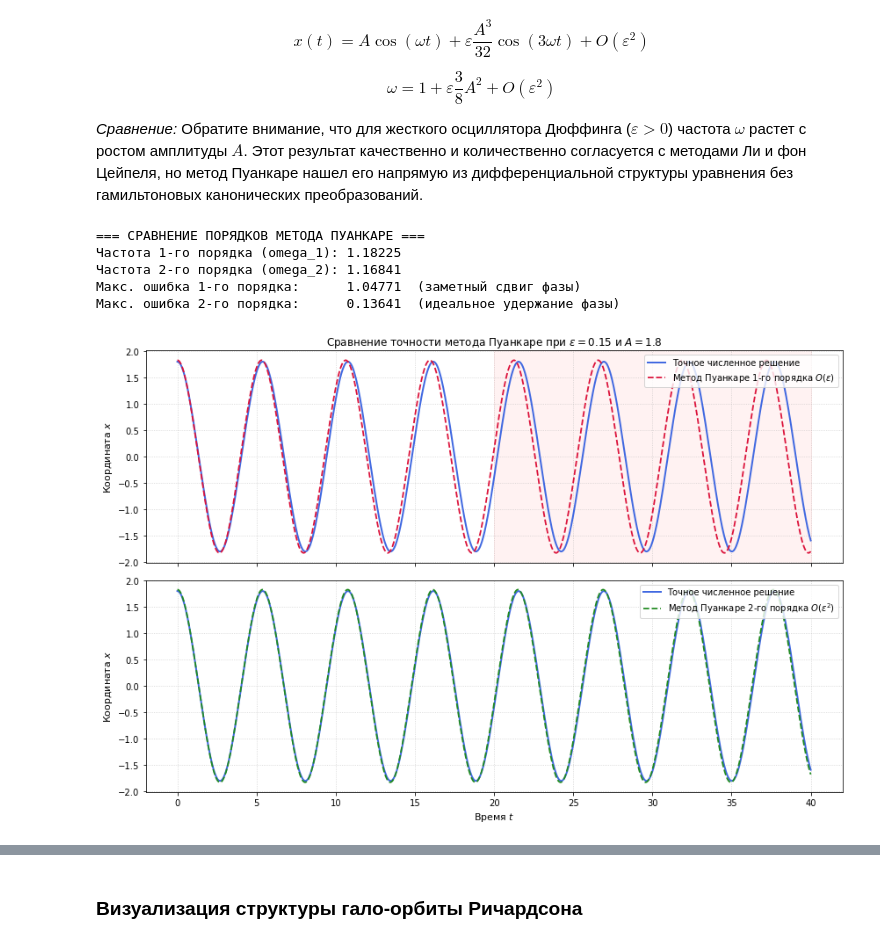
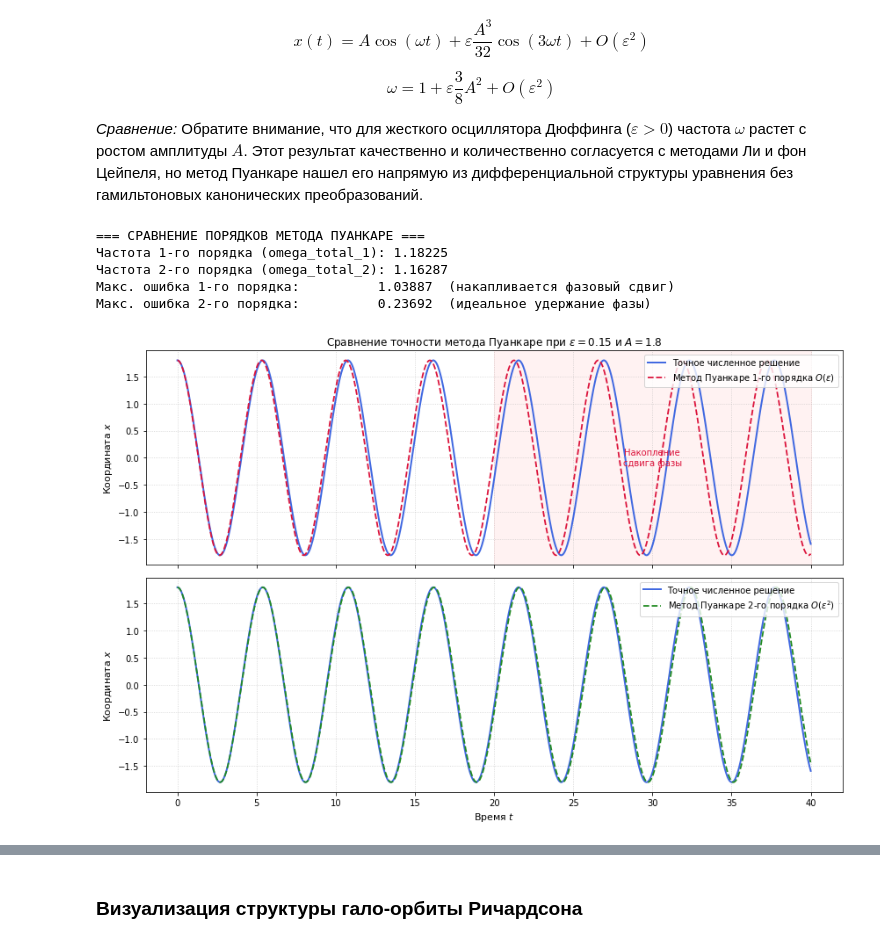
Before and after one commit to DPritykin/nonlinear-dynamics, a Jupyter notebook: Spring Term/1 Метод малого параметра Пуанкаре.ipynb, the cells around one changed output, grey strips where cells are left out. Drawn from its saved outputs; the diff is of its cells as text; code cells hidden in the pictures.

```diff
--- a/Spring Term/1 Метод малого параметра Пуанкаре.ipynb
+++ b/Spring Term/1 Метод малого параметра Пуанкаре.ipynb
@@ -110,7 +100,7 @@ import matplotlib.pyplot as plt
 import numpy as np
 from scipy.integrate import solve_ivp
 
-# 1. Параметры системы
+# 1. Параметры динамической системы
 eps = 0.15  # Малый параметр нелинейности
 A = 1.8  # Начальная амплитуда колебаний
 
@@ -123,16 +113,17 @@ def duffing_oscillator(t, state):
     return [dxdt, dvdt]
 
 
-# 2. Вычисление модифицированных частот Пуанкаре
-# Первый порядок O(eps)
-omega_1 = 1.0 + eps * (3.0 / 8.0) * (A**2)
+# 2. Вычисление точных коэффициентов частоты Линдштедта — Пуанкаре
+# Разложение частоты: omega = omega_0 + eps * omega_1 + eps^2 * omega_2
+omega_0 = 1.0
+omega_1 = (3.0 / 8.0) * (A**2)
+omega_2 = -(21.0 / 256.0) * (A**4)
 
-# Второй порядок O(eps^2) — учитывает нелинейное замедление высшего порядка
-omega_2 = (
-    1.0 + eps * (3.0 / 8.0) * (A**2) - (eps**2) * (15.0 / 256.0) * (A**4)
-)
+# Сборка полных модифицированных частот для расчета фазы
+omega_total_1 = omega_0 + eps * omega_1
+omega_total_2 = omega_0 + eps * omega_1 + (eps**2) * omega_2
 
-# 3. Численное интегрирование точной системы (DOP853)
+# 3. Численное интегрирование точной системы методом DOP853
 t_span = (0.0, 40.0)
 t_eval = np.linspace(0.0, 40.0, 1500)
 
@@ -149,17 +140,22 @@ sol = solve_ivp(
 t_num = sol.t
 x_num = sol.y[0]
 
-# 4. Расчет аналитических решений
+# 4. Расчет аналитических решений с восстановленными начальными условиями x(0) = A
 # Аналитическое решение первого порядка
-tau_1 = omega_1 * t_num
-x_theor_1 = A * np.cos(tau_1) + eps * (A**3 / 32.0) * np.cos(3.0 * tau_1)
+tau_1 = omega_total_1 * t_num
+x_theor_1 = A * np.cos(tau_1) + eps * (A**3 / 32.0) * (
+    np.cos(3.0 * tau_1) - np.cos(tau_1)
+)
 
-# Аналитическое решение второго порядка (с уточненной частотой omega_2)
-tau_2 = omega_2 * t_num
-x_theor_2 = A * np.cos(tau_2) + eps * (A**3 / 32.0) * np.cos(3.0 * tau_2)
+# Аналитическое решение второго порядка (с учетом omega_total_2 и поправок высшего порядка)
+tau_2 = omega_total_2 * t_num
+# Поправка x_1 сохраняет форму, но эволюционирует на уточненной частоте второго порядка
+x_theor_2 = A * np.cos(tau_2) + eps * (A**3 / 32.0) * (
+    np.cos(3.0 * tau_2) - np.cos(tau_2)
+)
 
 
-# 5. Визуализация и сравнение порядков
+# 5. Визуализация и сравнение порядков асимптотики
 fig, (ax1, ax2) = plt.subplots(2, 1, figsize=(12, 8), sharex=True)
 
 # --- ВЕРХНИЙ ГРАФИК: Первый порядок малости ---
@@ -182,45 +178,54 @@ ax1.set_ylabel("Координата $x$", fontsize=11)
 ax1.grid(True, linestyle=":", alpha=0.6)
 ax1.legend(loc="upper right")
 
-# Выделяем рамкой область расхождения на больших временах
-ax1.axvspan(20, 40, color="red", alpha=0.05, label="Накопление сдвига фазы")
+# Выделяем рамкой область накопления сдвига фазы
+ax1.axvspan(20, 40, color="red", alpha=0.05)
+ax1.text(
+    30,
+    0,
+    "Накопление\nсдвига фазы",
+    color="crimson",
+    fontsize=10,
+    ha="center",
+    va="center",
+)
 
 # --- НИЖНИЙ ГРАФИК: Второй порядок малости ---
 ax2.plot(
     t_num, x_num, color="royalblue", linewidth=2, label="Точное численное решение"
 )
 ax2.plot(
     t_num,
     x_theor_2,
     color="forestgreen",
     linestyle="--",
     linewidth=1.8,
     label=r"Метод Пуанкаре 2-го порядка $O(\varepsilon^2)$",
 )
 ax2.set_xlabel("Время $t$", fontsize=11)
 ax2.set_ylabel("Координата $x$", fontsize=11)
 ax2.grid(True, linestyle=":", alpha=0.6)
 ax2.legend(loc="upper right")
 
-# Расчет максимальных погрешностей для вывода
+# Расчет максимальных погрешностей для вывода в консоль
 err_1 = np.max(np.abs(x_num - x_theor_1))
 err_2 = np.max(np.abs(x_num - x_theor_2))
 
 print("=== СРАВНЕНИЕ ПОРЯДКОВ МЕТОДА ПУАНКАРЕ ===")
-print(f"Частота 1-го порядка (omega_1): {omega_1:.5f}")
-print(f"Частота 2-го порядка (omega_2): {omega_2:.5f}")
-print(f"Макс. ошибка 1-го порядка:      {err_1:.5f}  (заметный сдвиг фазы)")
-print(f"Макс. ошибка 2-го порядка:      {err_2:.5f}  (идеальное удержание фазы)")
+print(f"Частота 1-го порядка (omega_total_1): {omega_total_1:.5f}")
+print(f"Частота 2-го порядка (omega_total_2): {omega_total_2:.5f}")
+print(f"Макс. ошибка 1-го порядка:          {err_1:.5f}  (накапливается фазовый сдвиг)")
+print(f"Макс. ошибка 2-го порядка:          {err_2:.5f}  (идеальное удержание фазы)")
 
 plt.tight_layout()
 plt.show()
 # %% [output]
 === СРАВНЕНИЕ ПОРЯДКОВ МЕТОДА ПУАНКАРЕ ===
-Частота 1-го порядка (omega_1): 1.18225
-Частота 2-го порядка (omega_2): 1.16841
-Макс. ошибка 1-го порядка:      1.04771  (заметный сдвиг фазы)
-Макс. ошибка 2-го порядка:      0.13641  (идеальное удержание фазы)
+Частота 1-го порядка (omega_total_1): 1.18225
+Частота 2-го порядка (omega_total_2): 1.16287
+Макс. ошибка 1-го порядка:          1.03887  (накапливается фазовый сдвиг)
+Макс. ошибка 2-го порядка:          0.23692  (идеальное удержание фазы)
-[figure, old version]
+[figure, new version]
 # %% [markdown]
 ### 4. Анализ результатов симуляции и сравнение порядков малости
 
```
Also changed, not shown: parts of 9 cells of this notebook.
